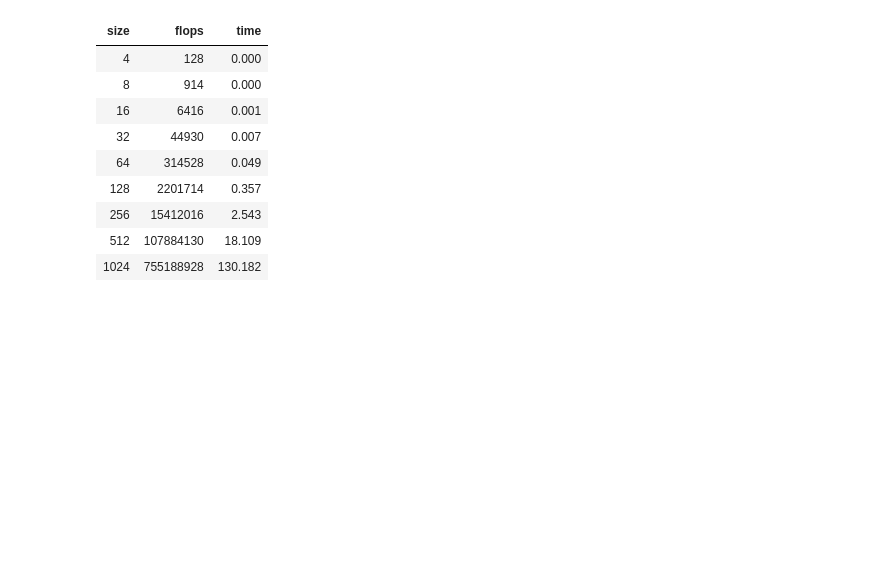
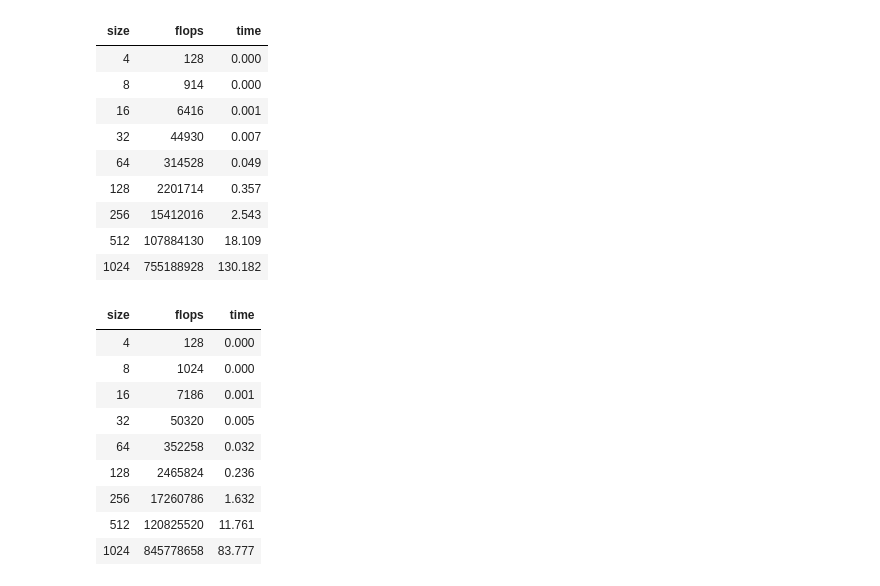
Before and after one commit to ewazukowska/RMiSW, a Jupyter notebook: Program1-R.ipynb, the cells around one changed output. Saved outputs shown, nothing was run; the diff lists cells and outputs as text; code cells hidden in the pictures; blank space fills up the shorter version.

```diff
--- a/Program1-R.ipynb
+++ b/Program1-R.ipynb
@@ -194,0 +217,13 @@ df
+# %%
+df_3
+# %% [output]
+| size | flops | time |
+| 4 | 128 | 0.000 |
+| 8 | 1024 | 0.000 |
+| 16 | 7186 | 0.001 |
+| 32 | 50320 | 0.005 |
+| 64 | 352258 | 0.032 |
+| 128 | 2465824 | 0.236 |
+| 256 | 17260786 | 1.632 |
+| 512 | 120825520 | 11.761 |
+| 1024 | 845778658 | 83.777 |
```
Also changed, not shown: parts of 7 cells of this notebook.
